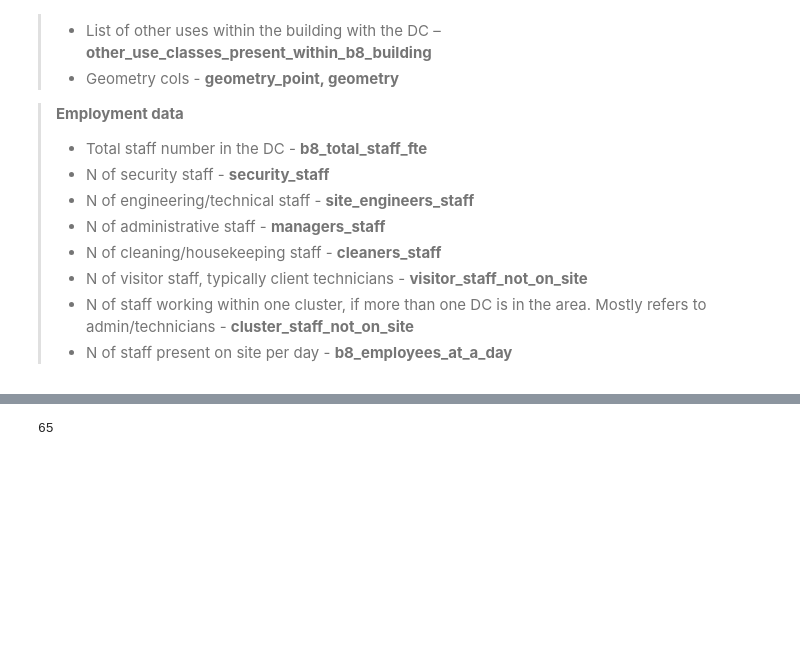
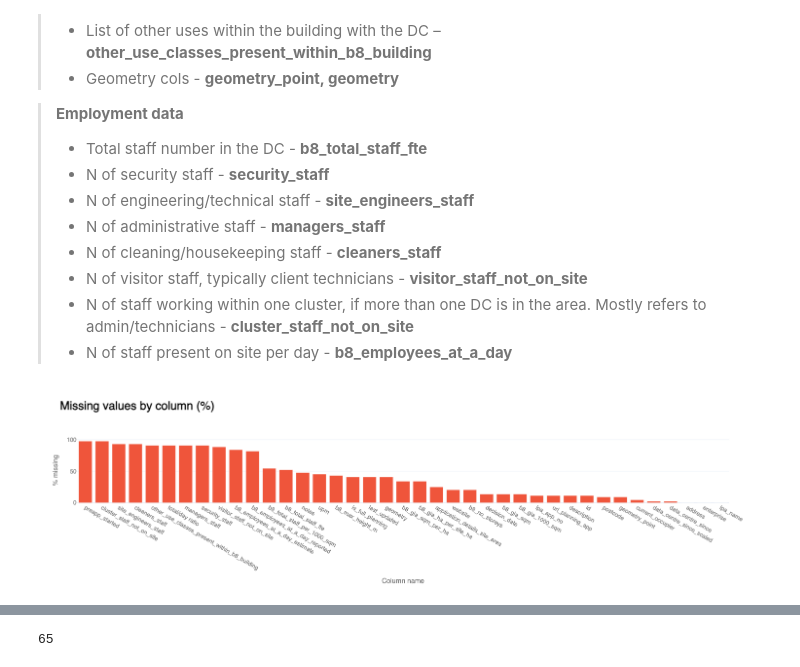
Before and after one commit to a-saveleva/casa0007_project, a Jupyter notebook: CASA0007_project.ipynb, the cells around one changed output, grey strips where cells are left out. Cells and saved outputs as stored; diff of their text form; code cells hidden in the pictures; blank space fills up the shorter version.

Commit message:
initial modelling done - decided to selectively improve dataset

```diff
--- a/CASA0007_project.ipynb
+++ b/CASA0007_project.ipynb
@@ -226 +238,26 @@ data_ldn_exstg.isna().sum()
+# %%
+missing_pct = (data_ldn_exstg.isnull().mean() * 100).sort_values(ascending=False)
+fig = px.bar(missing_pct,labels={"value": "% missing", "index": "Column name"}, color_discrete_sequence=[px.colors.qualitative.Plotly[1]])
+fig.update_layout(width=1000, height=400, template="plotly_white", showlegend=False,
+    title=dict(
+            text=(
+                f"<span style='font-size:24px; font-weight:bold; color:{notes_colour}; display:block; margin-bottom:2px;'>"
+                "Missing values by column (%)"
+                "</span><br>"
+            ),
+            x=0.03,xanchor="left",y=0.92,yanchor="top",
+        ),
+        margin=dict(t=90),legend=dict(font=dict(color=labels_colour)),
+    )
+
+fig.update_xaxes(title_font=dict(color=labels_colour),tickfont=dict(color=labels_colour))
+fig.update_yaxes(title_font=dict(color=labels_colour),tickfont=dict(color=labels_colour))
+fig.show()
+
+# ____________________________________________________________________________________________________________
+# The dataset has a lot of NA values, and it will present an obstacle for clustering.
+# My solution is to follow a stepwise approach to this study, and fill the NA where appropriate, once the basis for this is determined.
+# ____________________________________________________________________________________________________________
+# %% [output]
+[figure, added]
 # %% [markdown]
```
Also changed, not shown: parts of 51 cells of this notebook, 5 other files.
